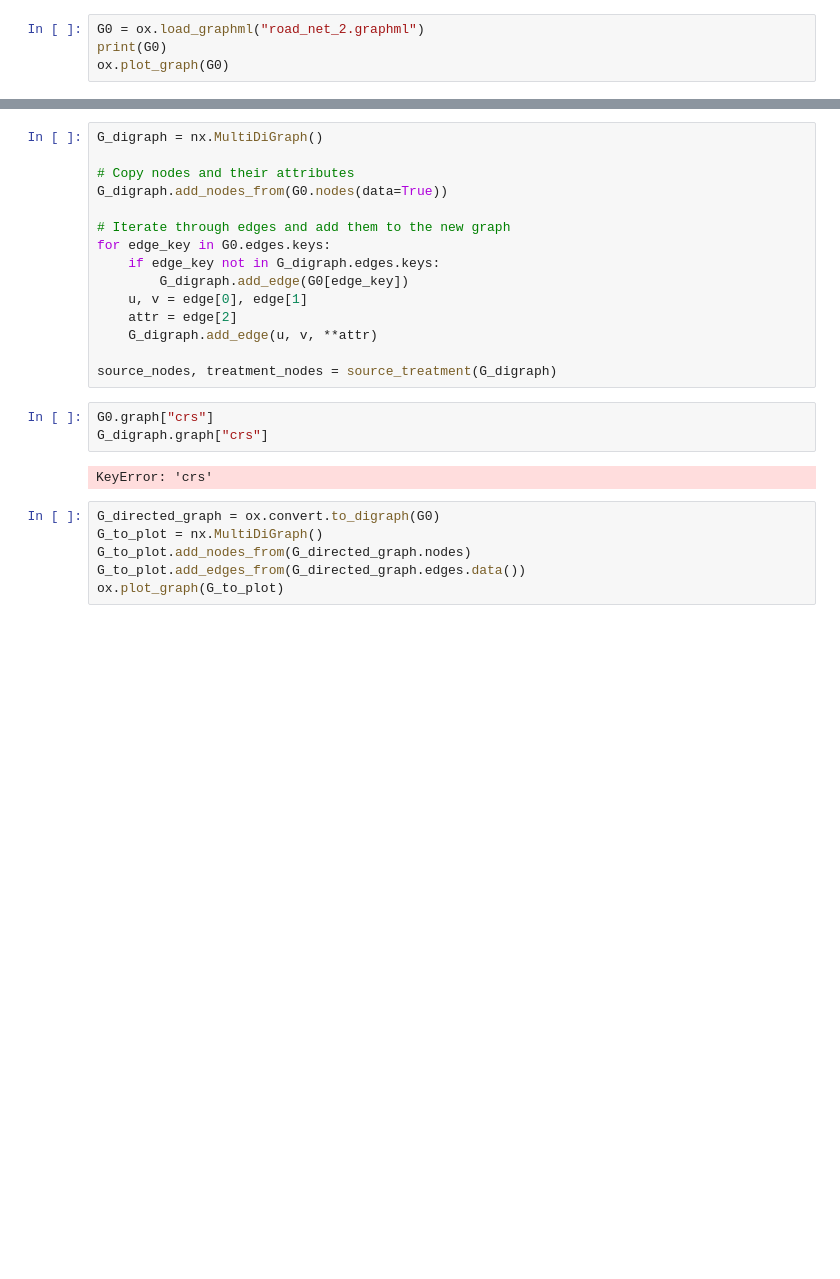
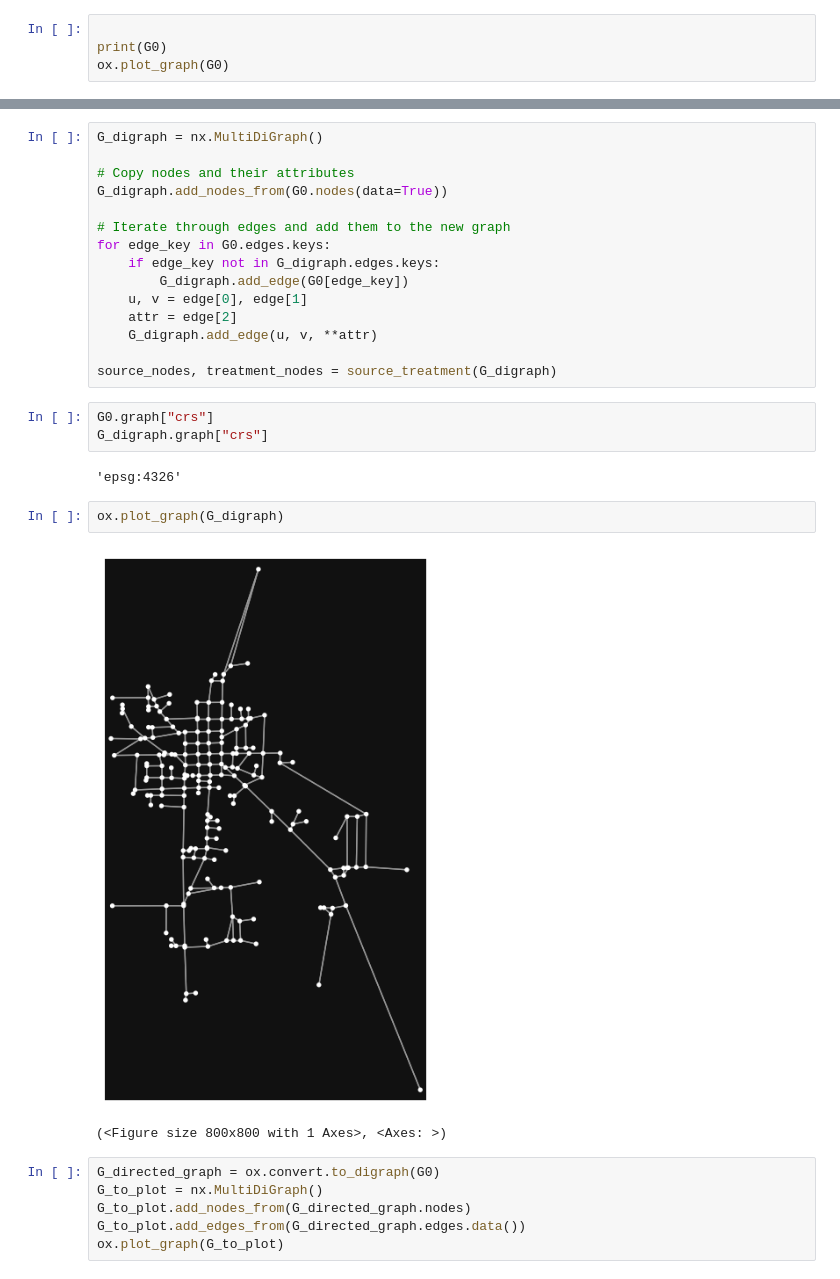
Before and after one commit to matt-banschbach/CMOR492-DWS, a Jupyter notebook: visualization/visual_sandbox.ipynb, the cells around one changed output, grey strips where cells are left out. Drawn from its saved outputs; the diff is of its cells as text; blank space fills up the shorter version.

Commit message:
Can now plot graph with duplicate edges removed

```diff
--- a/visualization/visual_sandbox.ipynb
+++ b/visualization/visual_sandbox.ipynb
@@ -8,7 +8,7 @@ import json
 sys.path.append("C:\\Users\\gabri\\Documents\\CMOR492-DWS")
 from network_construction.network import get_Utown, source_treatment
 # %%
-G0 = ox.load_graphml("road_net_2.graphml")
+
 print(G0)
 ox.plot_graph(G0)
 # %% [output]
@@ -48,7 +52,12 @@ source_nodes, treatment_nodes = source_treatment(G_digraph)
 G0.graph["crs"]
 G_digraph.graph["crs"]
 # %% [output]
-KeyError: 'crs'
+'epsg:4326'
+# %%
+ox.plot_graph(G_digraph)
+# %% [output]
+[figure, added]
+(<Figure size 800x800 with 1 Axes>, <Axes: >)
 # %%
 G_directed_graph = ox.convert.to_digraph(G0)
 G_to_plot = nx.MultiDiGraph()
```
Also changed, not shown: parts of 5 cells of this notebook.
